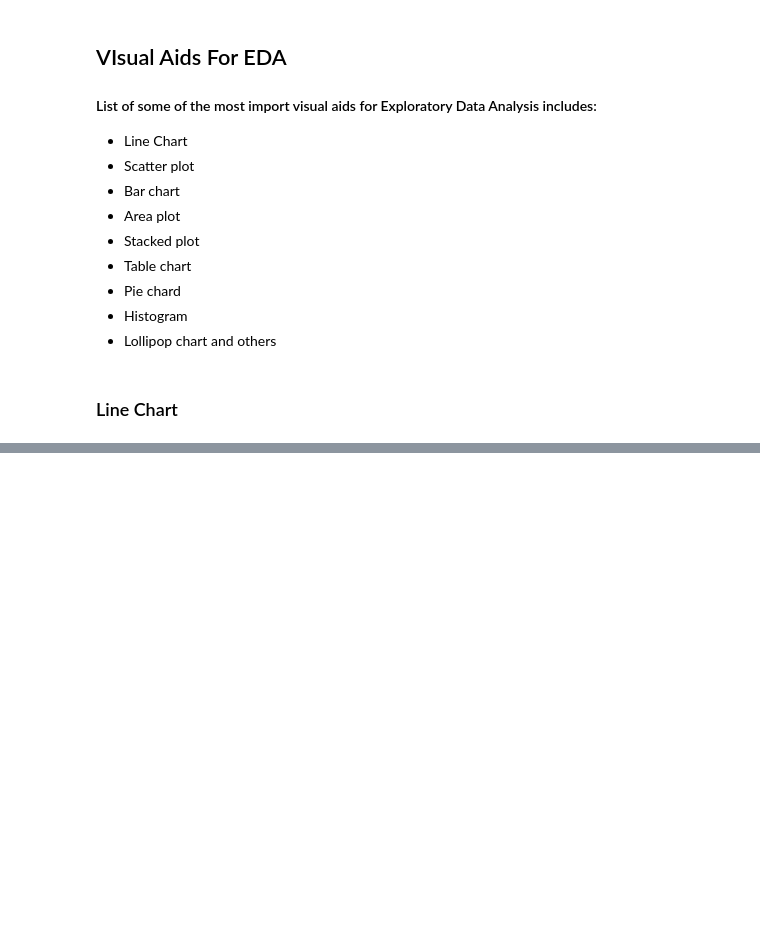
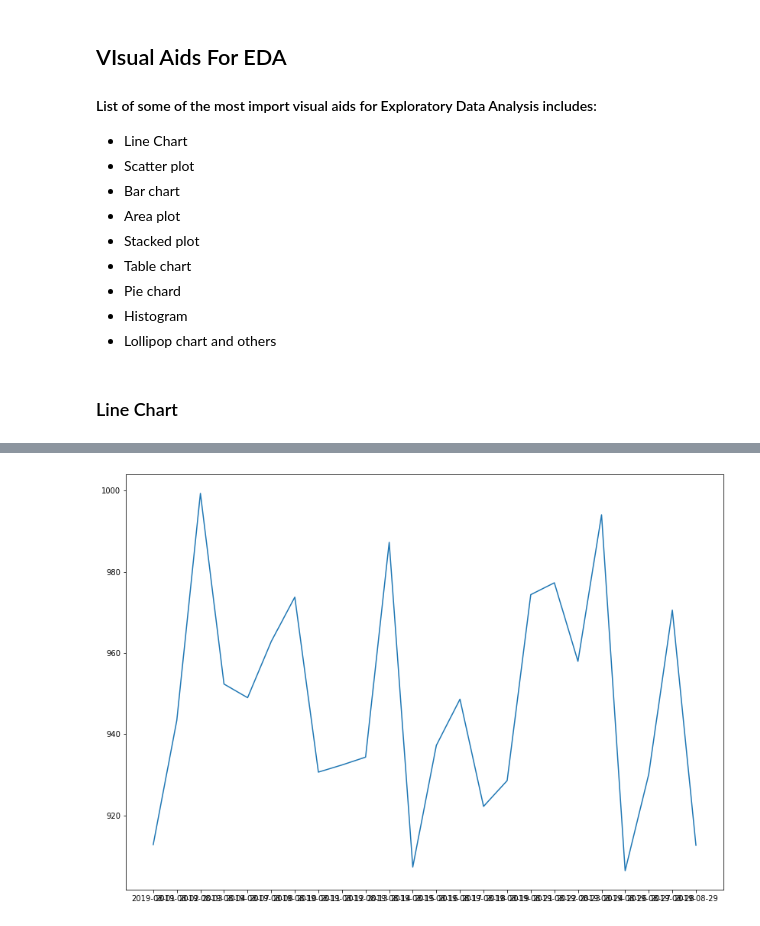
Before and after one commit to ayosamobitade/Exploratory-Data-Analytic-Projects, a Jupyter notebook: Visual Aids For Analysis/Visual Aids For EDA.ipynb, the cells around one changed output, grey strips where cells are left out. Saved outputs shown, nothing was run; the diff lists cells and outputs as text; code cells hidden in the pictures; blank space fills up the shorter version.

Commit message:
working on visual EDA

```diff
--- a/Visual Aids For Analysis/Visual Aids For EDA.ipynb
+++ b/Visual Aids For Analysis/Visual Aids For EDA.ipynb
@@ -29,0 +34,8 @@ FileNotFoundError: [Errno 2] File stock.csv does not exist: 'stock.csv'
+# %%
+dataset_groupby_mean = dataset.groupby(by = 'Date').mean()
+# %%
+plt.figure(figsize= (14,10))
+plt.plot(dataset_groupby_mean)
+plt.show();
+# %% [output]
+[figure, added]
```
Also changed, not shown: parts of 1 cell of this notebook.
